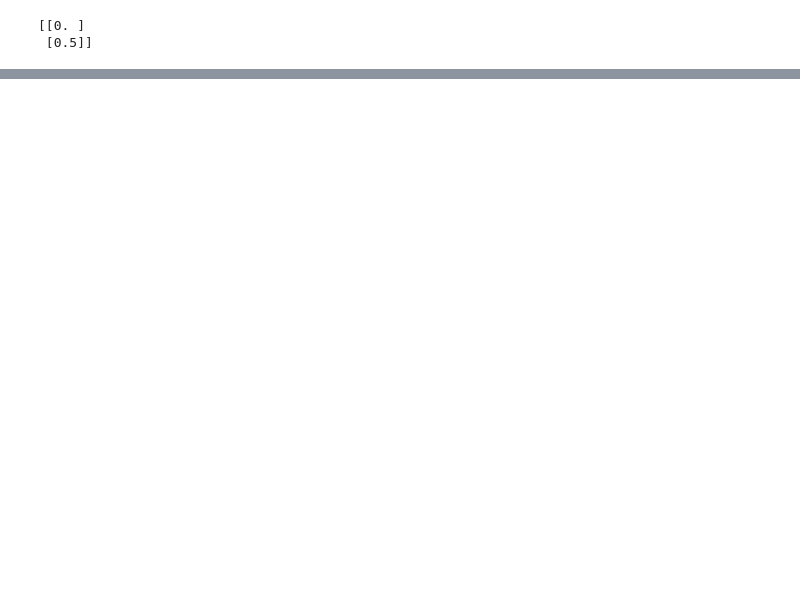
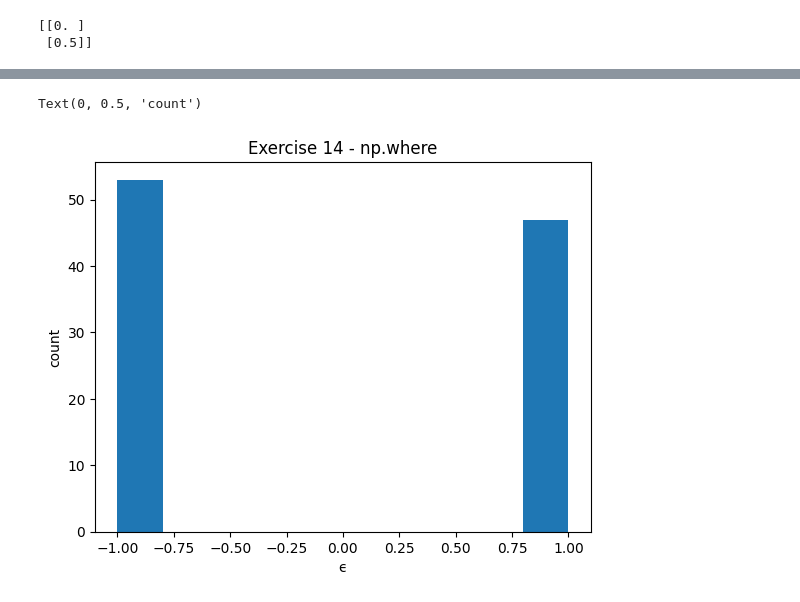
Before and after one commit to izero0324/Scientific-Computing-For-Finance, a Jupyter notebook: lab4/lab4.ipynb, the cells around one changed output, grey strips where cells are left out. Cells and saved outputs as stored; diff of their text form; code cells hidden in the pictures; blank space fills up the shorter version.

```diff
--- a/lab4/lab4.ipynb
+++ b/lab4/lab4.ipynb
@@ -249,0 +322,9 @@ print(result_ex10)
+# %%
+array_ex14 = np.where(array_ex13 == 1, array_ex13, -1) # change all the elements that != 1 to -1
+# plt the hist to check the results
+plt.hist(array_ex14)
+plt.title('Exercise 14 - np.where')
+plt.xlabel('ϵ'); plt.ylabel('count')
+# %% [output]
+Text(0, 0.5, 'count')
+[figure, added]
```
Also changed, not shown: parts of 14 cells of this notebook.
